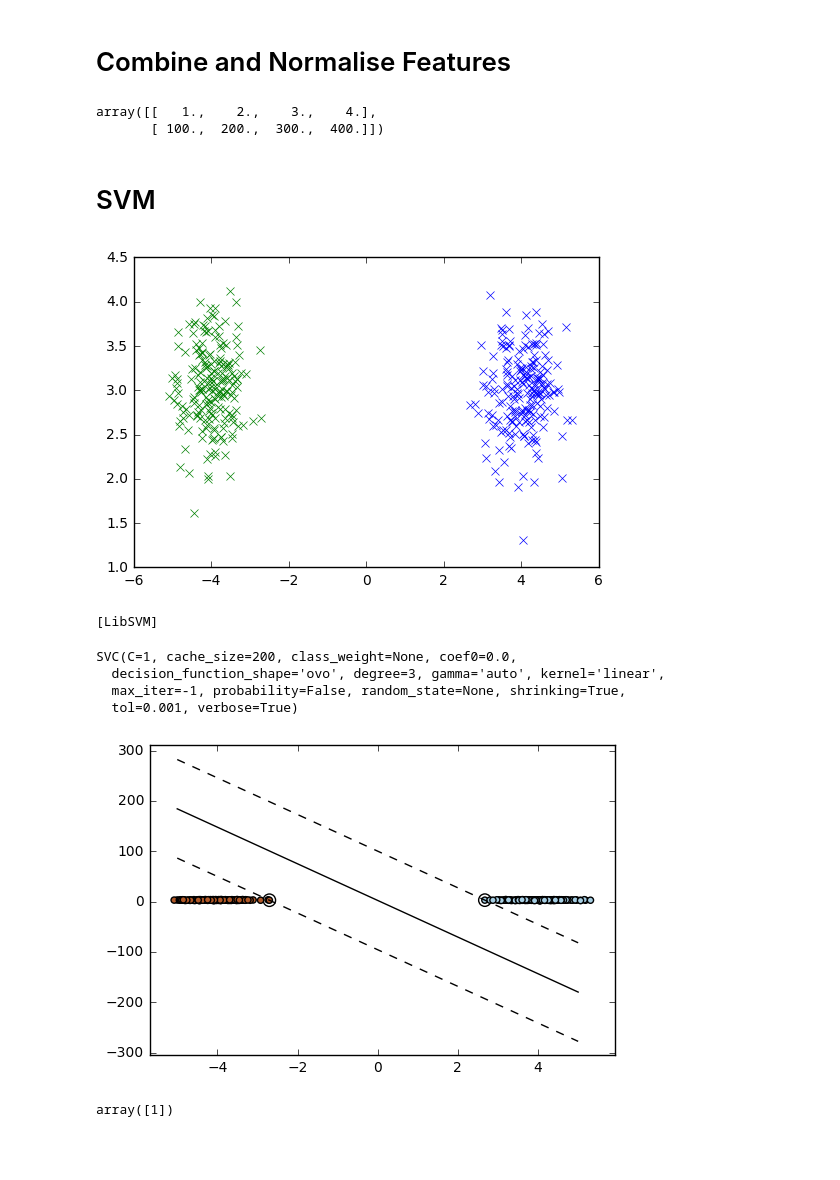
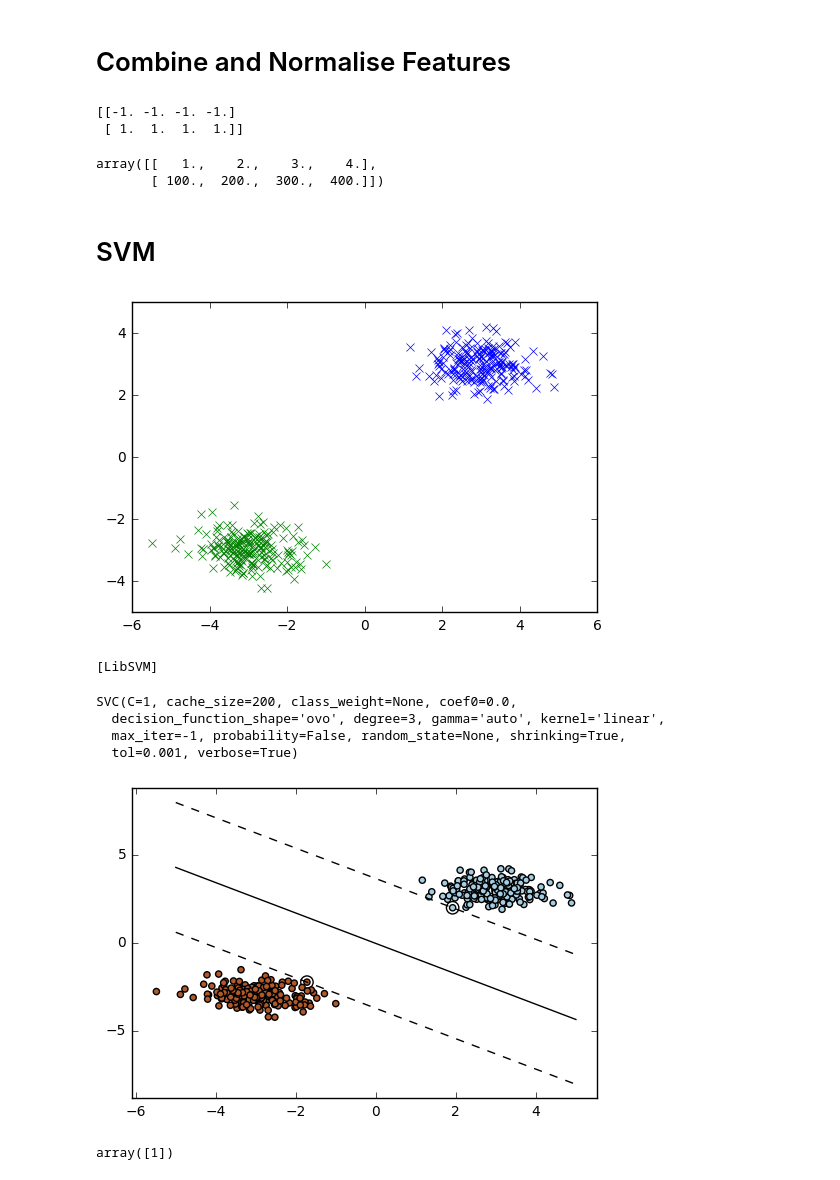
Before and after one commit to soon-yau/SDCND_Term1, a Jupyter notebook: vehicle-detect-tracking/exercise/exercises.ipynb, the cells around one changed output. Cells and saved outputs as stored; diff of their text form; code cells hidden in the pictures; blank space fills up the shorter version.

```diff
--- a/vehicle-detect-tracking/exercise/exercises.ipynb
+++ b/vehicle-detect-tracking/exercise/exercises.ipynb
@@ -132,26 +134,29 @@ plt.show()
 X=np.array([[1,2,3,4],[100,200,300,400]], dtype=np.float64)
 X_scaler=StandardScaler().fit(X)
 scaled_x=X_scaler.transform(X)
+print(scaled_x)
 X_scaler.inverse_transform(scaled_x)
 # %% [output]
-array([[   1.,    2.,    3.,    4.],
-       [ 100.,  200.,  300.,  400.]])
+[[-1. -1. -1. -1.]
+ [ 1.  1.  1.  1.]]
+array([[   1.,    2.,    3.,    4.],
+       [ 100.,  200.,  300.,  400.]])
 # %% [markdown]
 # SVM
 # %%
-x1=np.random.multivariate_normal([4,3],[[0.2,0],[0,0.2]],200)
+x1=np.random.multivariate_normal([3,3],[[0.5,0],[0,0.2]],200)
 y1=np.zeros(len(x1),dtype=int)
 
-x2=np.random.multivariate_normal([-4,3],[[0.2,0],[0,0.2]],200)
+x2=np.random.multivariate_normal([-3,-3],[[0.5,0],[0,0.2]],200)
 y2=np.ones(len(x2),dtype=int)
 
 plt.plot(x1[:,0],x1[:,1],'x',x2[:,0],x2[:,1],'x')
 plt.show()
 
 X=np.vstack((x1,x2))
 Y=np.hstack((y1,y2))
 # %% [output]
-[figure, old version]
+[figure, new version]
 # %%
 clf=svm.SVC(C=1, decision_function_shape='ovo', kernel='linear', verbose=True)
 clf.fit(X,Y)
@@ -187,7 +192,7 @@ plt.scatter(X[:, 0], X[:, 1], c=Y, cmap=plt.cm.Paired)
 plt.axis('tight')
 plt.show()
 # %% [output]
-[figure, old version]
+[figure, new version]
 # %%
 clf.predict([[-3,-3]])
 # %% [output]
```
Also changed, not shown: parts of 5 cells of this notebook, 1 other file.
